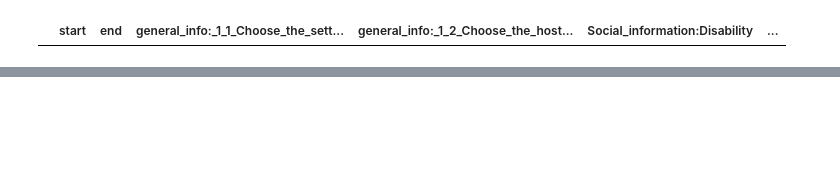
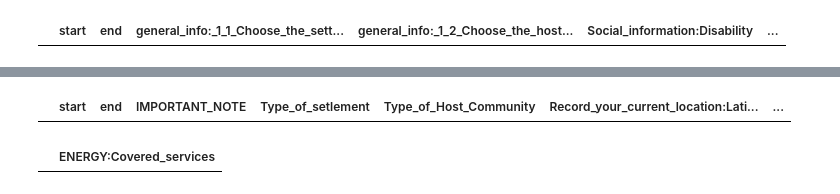
Before and after one commit to guillermosanchezg/NAUTIA, a Jupyter notebook: DesarrolloPy/NotebookTransform.ipynb, the cells around one changed output, grey strips where cells are left out. Cells and saved outputs as stored; diff of their text form; code cells hidden in the pictures; blank space fills up the shorter version.

```diff
--- a/DesarrolloPy/NotebookTransform.ipynb
+++ b/DesarrolloPy/NotebookTransform.ipynb
@@ -82,6 +82,8 @@ Priorities = pd.read_csv(getPath(mainpath,"NAUTIA_1_0_Priorities_v3_results.csv"
 GeneralForm = pd.read_csv(getPath(mainpath,"NAUTIA_1_0_General_form_v3_results.csv"))
 PublicSpace = pd.read_csv(getPath(mainpath,"NAUTIA_1_0_Public_Space_results.csv"))
 WaterInf = pd.read_csv(getPath(mainpath,"NAUTIA_1_0_Water_Infrastructure_results.csv"))
+SanitationInf = pd.read_csv(getPath(mainpath,"NAUTIA_V1_0_Sanitation_Infrastructre_results.csv"))
+WasteManagementInf = pd.read_csv(getPath(mainpath,"NAUTIA_1_0_Waste_Management_Infrastructure_results.csv"))
 # %%
 Bibliography
 # %% [output]
@@ -141,0 +141,4 @@ INF_SanitationAccess
+# %%
+WasteManagementInf
+# %% [output]
+|  | start | end | IMPORTANT_NOTE | Type_of_setlement | Type_of_Host_Community | Record_your_current_location:Lati... | ... |
@@ -141,0 +147,4 @@ INF_SanitationAccess
+# %%
+INF_ExpandPlandBeneficiaries
+# %% [output]
+|  | ENERGY:Covered_services |
```
Also changed, not shown: parts of 4 cells of this notebook, 8 other files.
